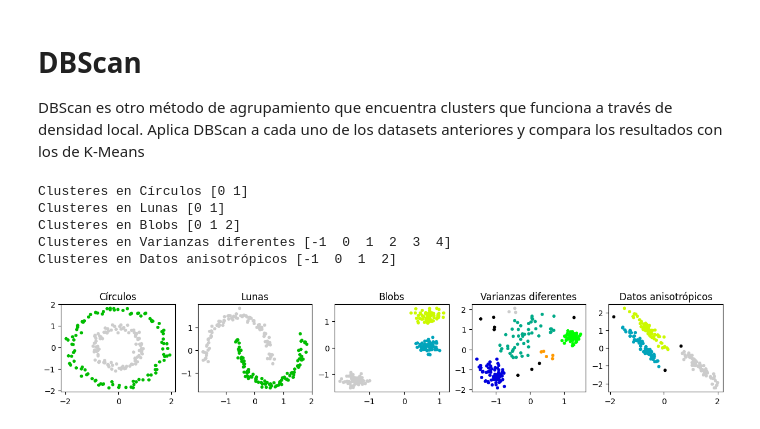
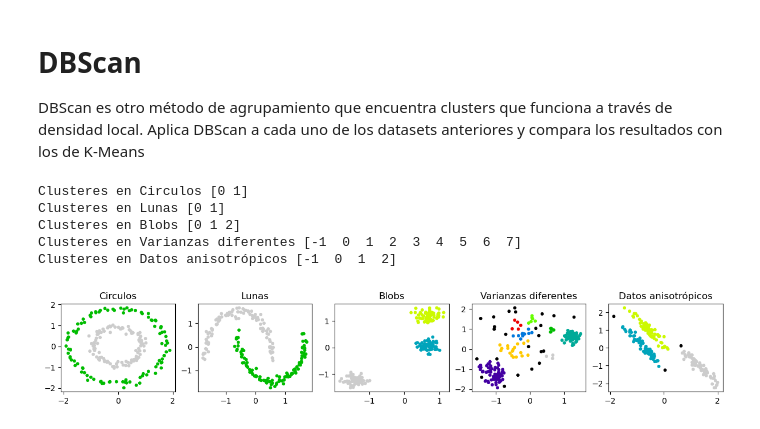
Before and after one commit to jorgeibarra17/SI23_TRIPLEA, a Jupyter notebook: ejercicio_4-kmeans-dbscan/ejercicio_4.ipynb, the cells around one changed output. Drawn from its saved outputs; the diff is of its cells as text; code cells hidden in the pictures.

```diff
--- a/ejercicio_4-kmeans-dbscan/ejercicio_4.ipynb
+++ b/ejercicio_4-kmeans-dbscan/ejercicio_4.ipynb
@@ -115,7 +115,7 @@ varied = datasets.make_blobs(
 )
 
 # Cada dataset es un tuple (datos, etiquetas)
-datasets = {"Círculos": noisy_circles,
+datasets = {"Circulos": noisy_circles,
             "Lunas": noisy_moons,
             "Blobs": blobs,
             "Varianzas diferentes": varied,
@@ -175,33 +175,34 @@ Aplica DBScan a cada uno de los datasets anteriores y compara los resultados con
 # %%
 n_rows = 1
 n_cols = len(datasets)
 fig, axs = plt.subplots(n_rows, n_cols, figsize=(3*n_cols, 2))
 axs = axs.flatten()
 # TODO: Modifica los hiper parámetros de dbscan hasta encontrar un resultado que te satisfaga
-params = {"Ciculos": {"eps": 0.2, "min_samples": 2},
-          "Lunas": {"eps": 0.2, "min_samples": 2},
-          "Blobs": {"eps": 0.2, "min_samples": 2},
-          "Varianzas": {"eps": 0.2, "min_samples": 2},
-          "Anisotrópicos": {"eps": 0.2, "min_samples": 2}}
-for i, ((name, data), ax) in enumerate(zip(datasets.items(), axs)):
+params = {"Circulos": {"eps": 0.4, "min_samples": 2},
+          "Lunas": {"eps": 0.4, "min_samples": 2},
+          "Blobs": {"eps": 0.5, "min_samples": 2},
+          "Varianzas diferentes": {"eps": 0.2, "min_samples": 3},
+          "Datos anisotrópicos": {"eps": 0.3, "min_samples": 3}}
+
+for name, ((name, data), ax) in enumerate(zip(datasets.items(), axs)):
     X, _ = data
     X = StandardScaler().fit_transform(X)
     ax.set_title(name)
-    eps = params[i]['eps']
-    min_samples = params[i]['min_samples']
+    eps = params[name]['eps']
+    min_samples = params[name]['min_samples']
     # TODO: Aplica DBSCAN para encontrar los clusters
     # Después modifica los hiperparámetros en n_clusters según consideres apropiado para cada dataset
     # ====== Start of solution =====
-    dbscan = ...
+    dbscan = DBSCAN(eps=eps, min_samples=min_samples).fit(X)
     # ====== End of solution =====
     print(f"Clusteres en {name}", np.unique(dbscan.labels_))
     ax.scatter(X[:, 0], X[:, 1], s=10, c=dbscan.labels_, vmin=-1)
 # %% [output]
-Clusteres en Círculos [0 1]
+Clusteres en Circulos [0 1]
 Clusteres en Lunas [0 1]
 Clusteres en Blobs [0 1 2]
-Clusteres en Varianzas diferentes [-1  0  1  2  3  4]
+Clusteres en Varianzas diferentes [-1  0  1  2  3  4  5  6  7]
 Clusteres en Datos anisotrópicos [-1  0  1  2]
-[figure, old version]
+[figure, new version]
 # %% [markdown]
 ### TODO: Contesta la siguiente pregunta
```
Also changed, not shown: parts of 4 cells of this notebook.
